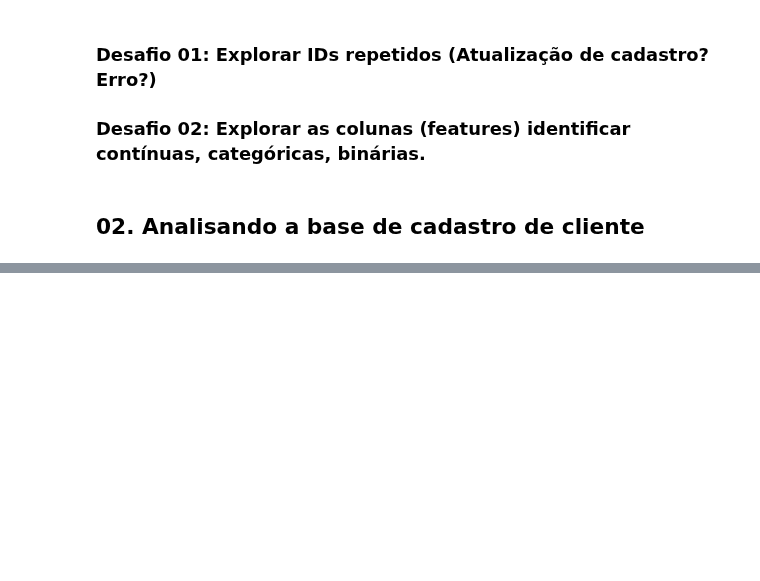
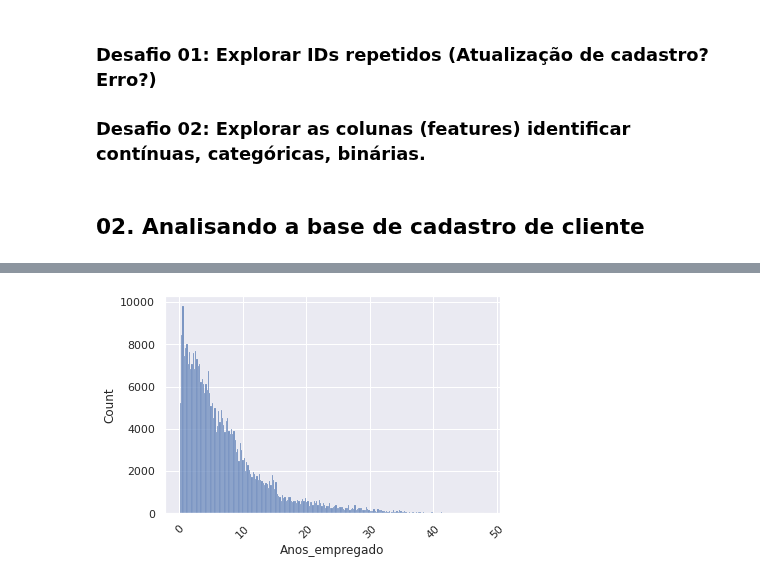
Before and after one commit to VitorFRodrigues/Data-Science-Bootcamp, a Jupyter notebook: Modulo06/Bootcamp_Datascience.ipynb, the cells around one changed output, grey strips where cells are left out. Cells and saved outputs as stored; diff of their text form; code cells hidden in the pictures; blank space fills up the shorter version.

```diff
--- a/Modulo06/Bootcamp_Datascience.ipynb
+++ b/Modulo06/Bootcamp_Datascience.ipynb
@@ -175,0 +263,6 @@ colunas_quantitativas = ['Idade', 'Qtd_Filhos', 'Rendimento_Anual', 'Anos_empreg
+# %%
+sns.histplot(data=df_clientes_cadastrados_sem_outliers.query("Anos_empregado > 0"), x='Anos_empregado')
+plt.xticks(rotation=45)
+plt.show()
+# %% [output]
+[figure, added]
```
Also changed, not shown: parts of 44 cells of this notebook.
